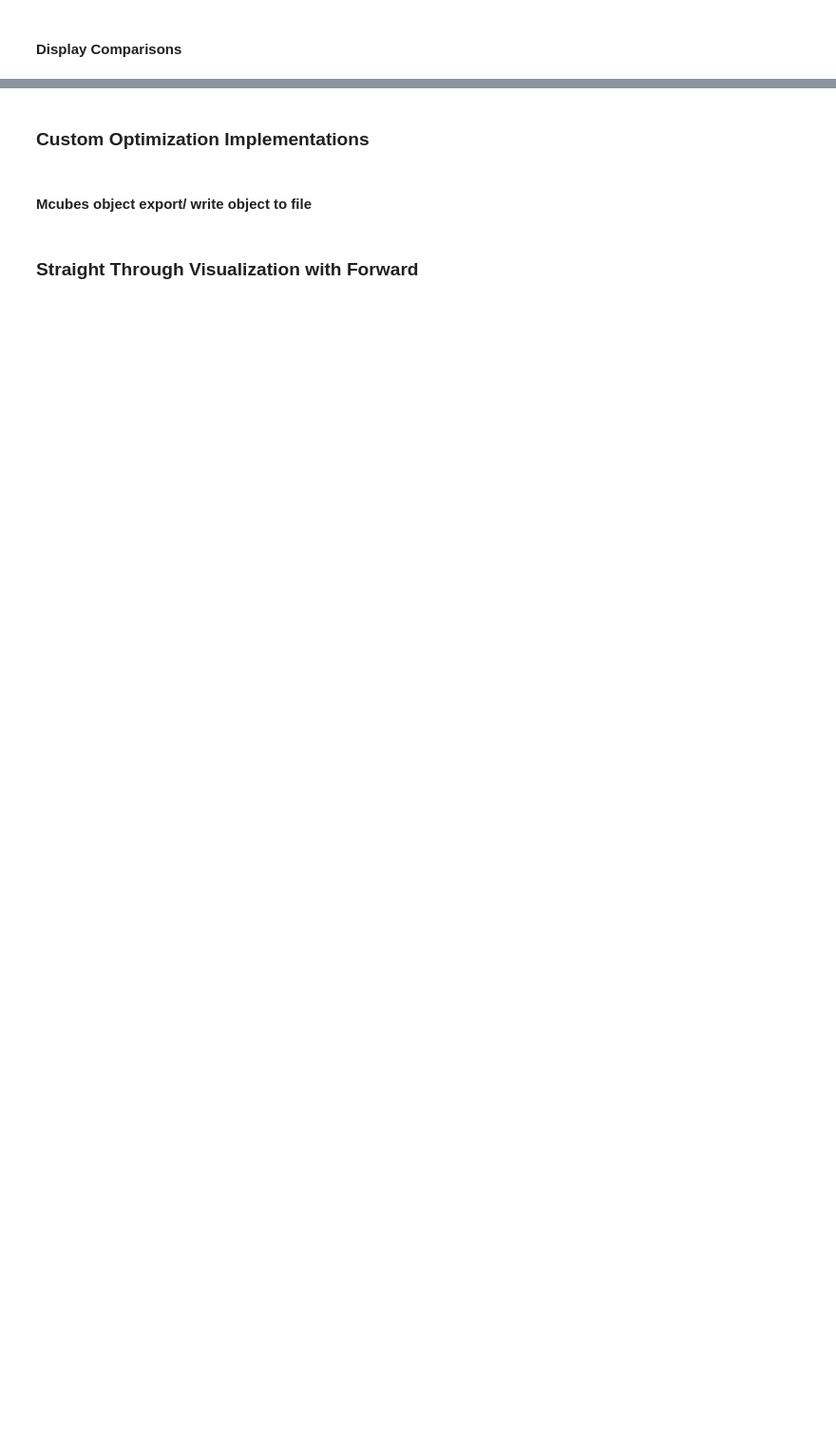
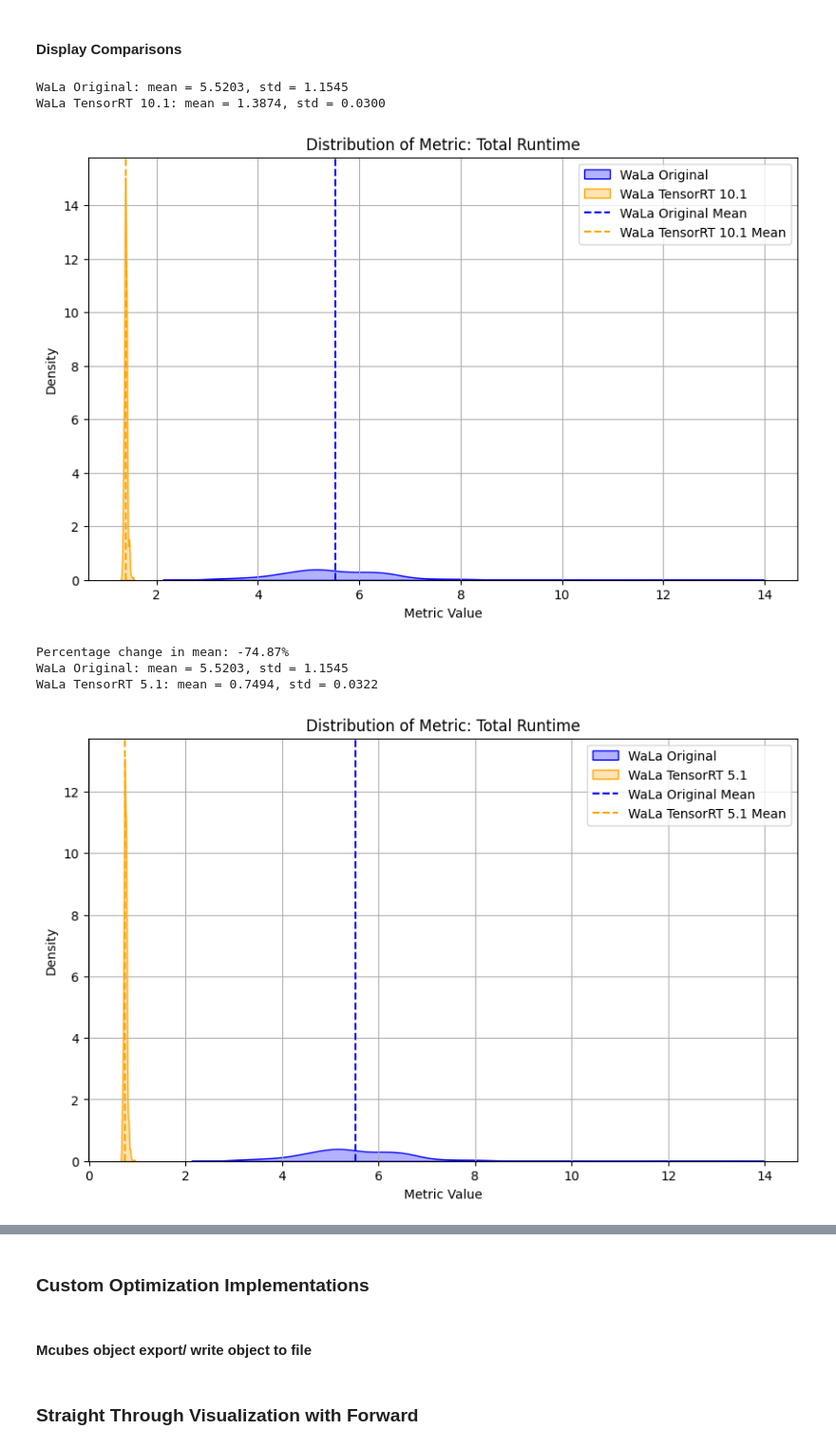
Before and after one commit to AutodeskAILab/WaLa, a Jupyter notebook: Optim/Run.ipynb, the cells around one changed output, grey strips where cells are left out. Shown at 95% size. Cells and saved outputs as stored; diff of their text form; code cells hidden in the pictures; blank space fills up the shorter version.

```diff
--- a/Optim/Run.ipynb
+++ b/Optim/Run.ipynb
@@ -287,24 +596,33 @@ Optim_Visualizations.plot_metric_heatmap(
 # %%
 
 # Retrieve both experiments
 experiment1 = comet_api.get_experiment(workspace, project_name, experiment_keys['Benchmark'])
-experiment2 = comet_api.get_experiment(workspace, project_name, experiment_keys['mcubes_fast_write'])
+experiment2 = comet_api.get_experiment(workspace, project_name, experiment_keys['Tensor_RT_5.1'])
+experiment3 = comet_api.get_experiment(workspace, project_name, experiment_keys['Tensor_RT_10.1'])
 
 
 # Compare "export obj time"
 Optim_Visualizations.compare_metric_distribution(
-    experiment1, experiment2,
-    metric_name="export obj time",
+    experiment1, experiment3,
+    metric_name="Default Delta",
     label1="WaLa Original",
-    label2="WaLa MCubes Fast Write",
-    display_name="Object File Writing Time"
+    label2="WaLa TensorRT 10.1",
+    display_name="Total Runtime"
 )
 
 # Compare "Default Delta" (total runtime)
 Optim_Visualizations.compare_metric_distribution(
     experiment1, experiment2,
     metric_name="Default Delta",
     label1="WaLa Original",
-    label2="WaLa MCubes Fast Write",
+    label2="WaLa TensorRT 5.1",
     display_name="Total Runtime"
 )
+# %% [output]
+WaLa Original: mean = 5.5203, std = 1.1545
+WaLa TensorRT 10.1: mean = 1.3874, std = 0.0300
+[figure, added]
+Percentage change in mean: -74.87%
+WaLa Original: mean = 5.5203, std = 1.1545
+WaLa TensorRT 5.1: mean = 0.7494, std = 0.0322
+[figure, added]
```
Also changed, not shown: parts of 27 cells of this notebook, 54 other files.
